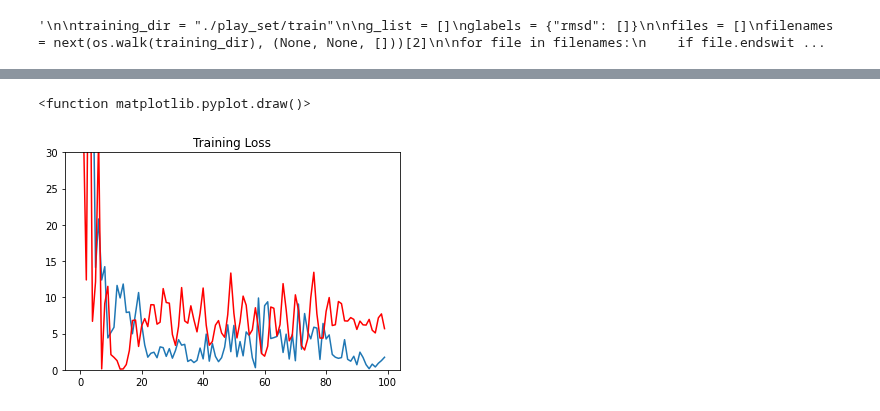
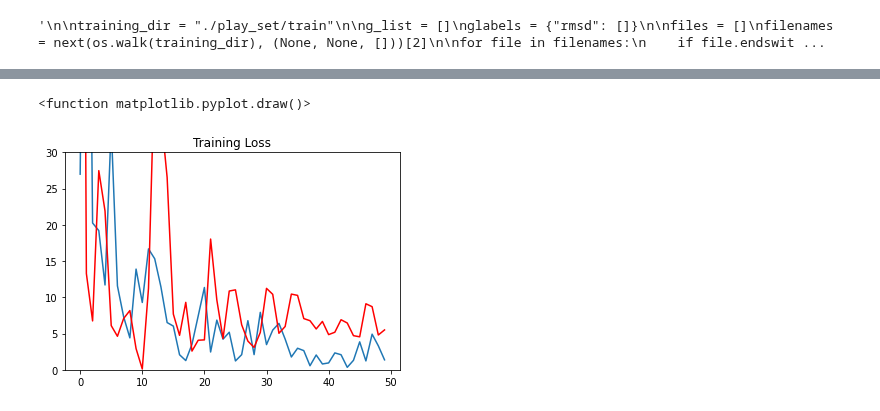
Before and after one commit to milang9/3d_classifier, a Jupyter notebook: 3d_classifier.ipynb, the cells around one changed output, grey strips where cells are left out. Saved outputs shown, nothing was run; the diff lists cells and outputs as text; code cells hidden in the pictures.

```diff
--- a/3d_classifier.ipynb
+++ b/3d_classifier.ipynb
@@ -242,9 +242,9 @@ class CG_Classifier(th.nn.Module):
         self.conv2 = GraphConv(48, 24, activation=F.relu)
         self.conv3 = GraphConv(24, 12, activation=F.relu)
         '''
-        self.conv1 = dglnn.TAGConv(6, 48, activation=F.relu)
-        self.conv2 = dglnn.TAGConv(48, 24, activation=F.relu)
-        self.conv3 = dglnn.TAGConv(24, 12, activation=F.relu)
+        self.conv1 = dglnn.TAGConv(6, 48, k=2, activation=F.relu)
+        self.conv2 = dglnn.TAGConv(48, 24, k=2, activation=F.relu)
+        self.conv3 = dglnn.TAGConv(24, 12, k=1, activation=F.relu)
 
         self.max_pool = dgl.nn.MaxPooling()
 
@@ -311,7 +311,7 @@ model = CG_Classifier(
 opt = th.optim.Adam(model.parameters(), lr=0.01)
 model.train()
 
-epochs = 100
+epochs = 50
 
 #temp val setup --> use dataloader for larger set
 val_losses = []
@@ -380,5 +370,5 @@ Epoch 95: Training loss 0.7832, Validation loss 5.4609
 <function matplotlib.pyplot.draw()>
-[figure, old version]
+[figure, new version]
 # %%
 #Test with 1ehz.cg
 
```
Also changed, not shown: parts of 3 cells of this notebook.
